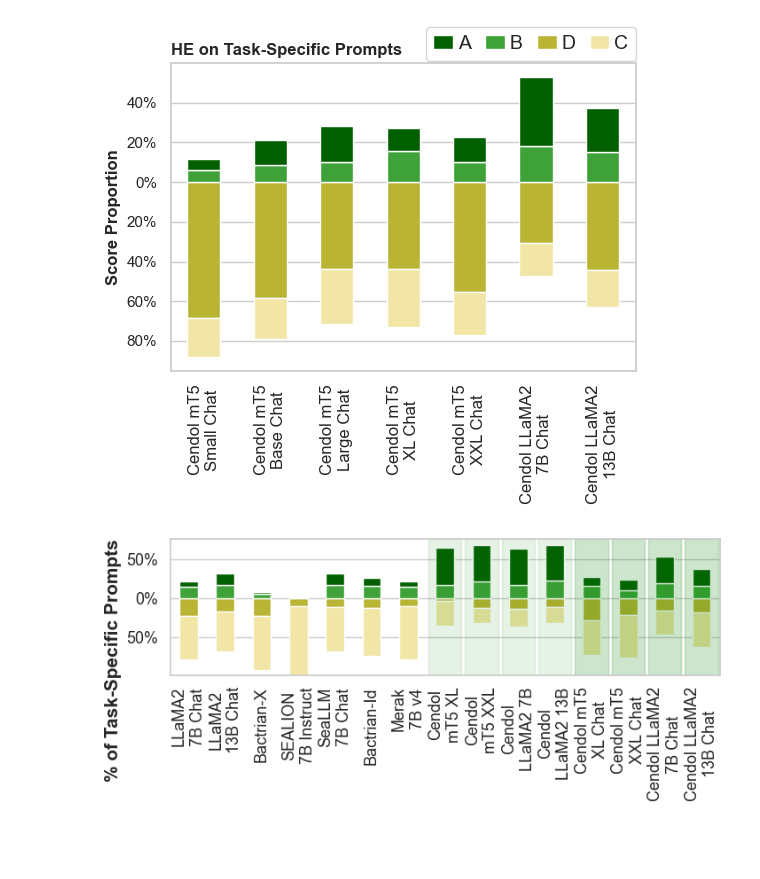
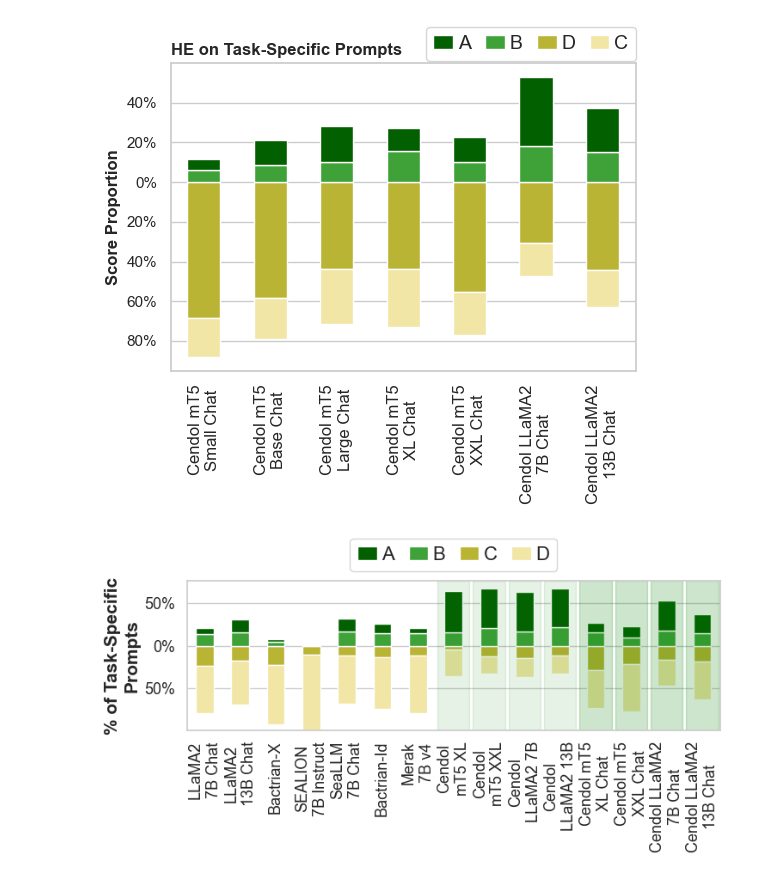
Before and after one commit to IndoNLP/cendol, a Jupyter notebook: evaluation/annot_eval_plotly.ipynb, the cells around one changed output. Cells and saved outputs as stored; diff of their text form; code cells hidden in the pictures; blank space fills up the shorter version.

```diff
--- a/evaluation/annot_eval_plotly.ipynb
+++ b/evaluation/annot_eval_plotly.ipynb
@@ -758,39 +759,39 @@ def get_model_name(mdl):
 
 all_df = pdf.sort_values('model_id').loc[:, ['Model', 'C', 'D', 'B', 'A']]
 all_df.plot(kind='bar',
             stacked=True,
             # grid=False,
-            figsize=(8,2),
-            legend=None,
+            figsize=(8,2.25),
+            # legend=None,
             # title="EEHEHEHE",
             color=['#bab434ff','#f1e6a5ff','#3fa239ff','#036001ff']).grid(axis='x')
 
 # sns.barplot(data=all_pdf, x="Model", y="score_value", hue="score") #, order="score")
 
 plt.xticks([i for i in range(all_df['Model'].nunique())], all_df['Model'].apply(lambda x: model_to_display_name[x]), fontsize=13, rotation=90)
 plt.yticks(fontsize=13)
 
 from matplotlib.ticker import FuncFormatter
 
 @FuncFormatter
 def my_formatter(x, pos):
      return "{}".format(str(int(round(abs(x) * 100))) + "%")
 plt.gca().yaxis.set_major_formatter(my_formatter)
 
 handles, labels = plt.gca().get_legend_handles_labels()
-# plt.legend(
-#     [handles[-1], handles[-2], handles[0], handles[1]],
-#     [labels[-1], labels[-2], labels[0], labels[1]],
-#     handlelength=1, columnspacing=0.75, handletextpad=0.25,
-#     ncol=4, loc='upper center', bbox_to_anchor=(0.8, 1.35), fontsize=16)
+plt.legend(
+    [handles[-1], handles[-2], handles[0], handles[1]],
+    [labels[-1], labels[-2], labels[0], labels[1]],
+    handlelength=1, columnspacing=0.75, handletextpad=0.25,
+    ncol=4, loc='upper center', bbox_to_anchor=(0.5, 1.35), fontsize=16)
 n_model = len(all_df)
 for i in range(n_model-8, n_model-4):
     plt.axvspan(i-0.45,i+0.45, color='green', alpha=0.1)
 for i in range(n_model-4, n_model):
     plt.axvspan(i-0.45,i+0.45, color='green', alpha=0.2)
-plt.ylabel("% of Task-Specific Prompts", fontweight="bold", fontsize=15, loc="top")
+plt.ylabel("% of Task-Specific\nPrompts", fontweight="bold", fontsize=15, loc="center")
 # plt.title("Human Eval. on Task-Specific Prompts", loc="left", fontweight="bold", fontsize=16)
 plt.savefig('task_prompt_all_eval.pdf', bbox_inches='tight')
 plt.show()
 # %% [output]
-[figure, old version]
+[figure, new version]
```
Also changed, not shown: parts of 1 cell of this notebook.
